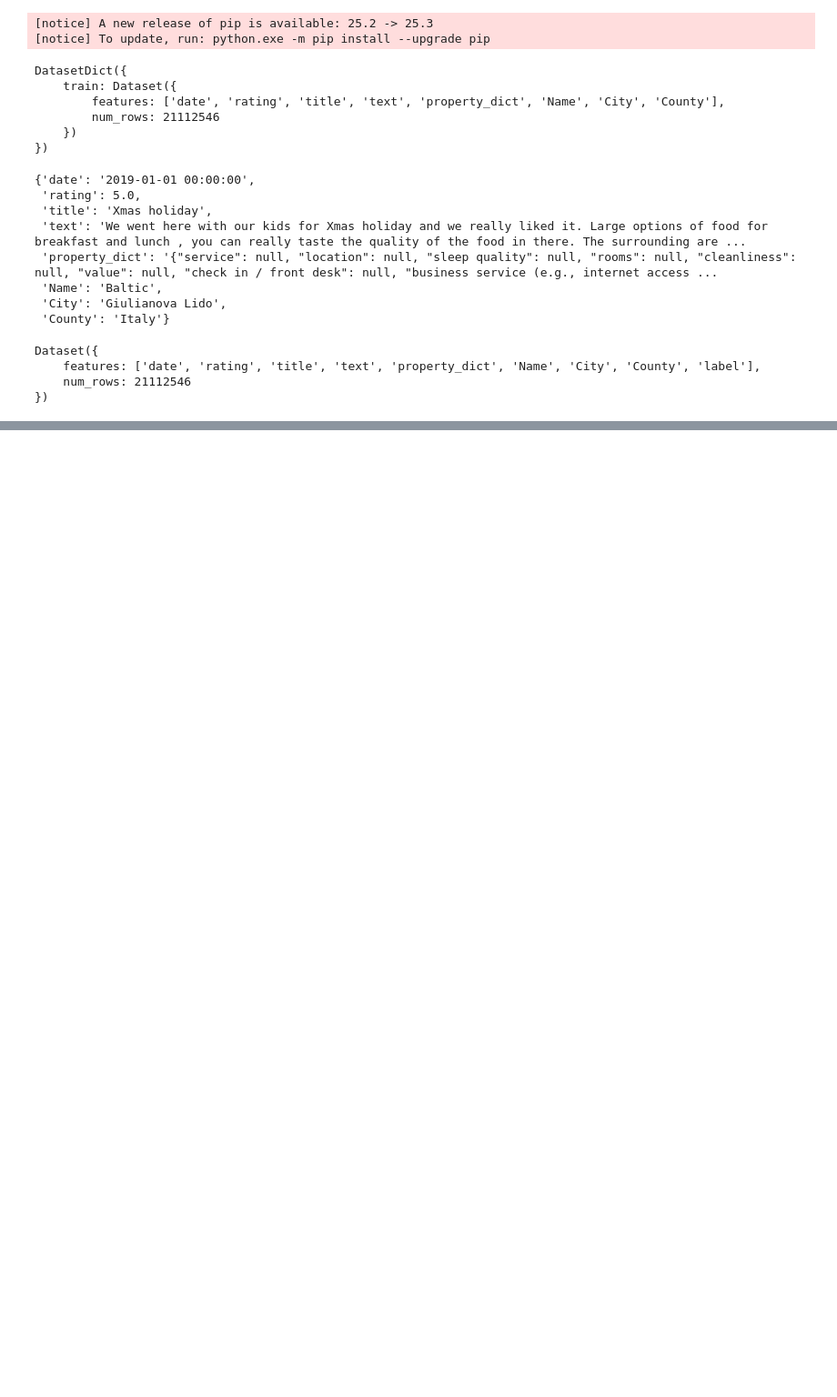
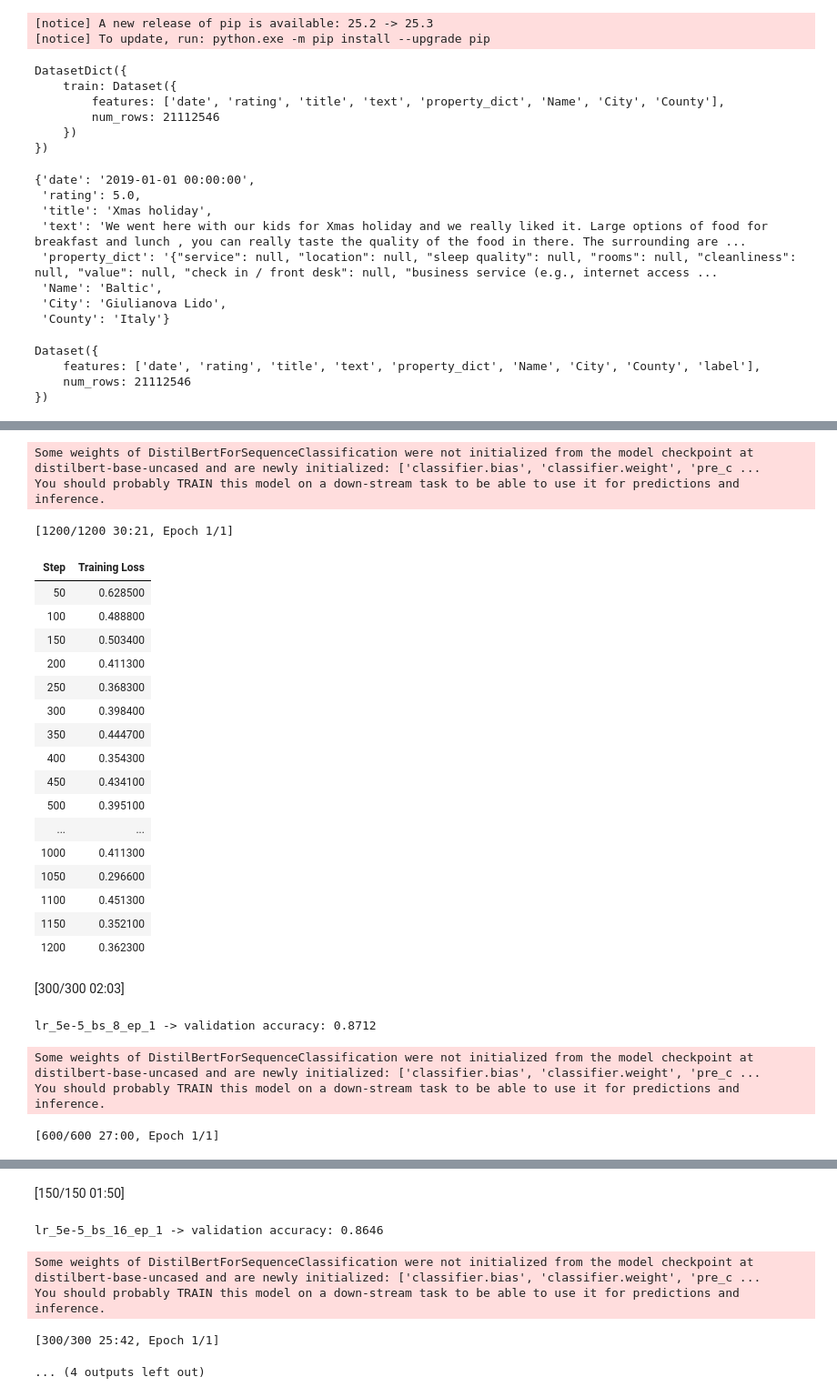
Before and after one commit to Chase-Wolters/Data-Science-Projects, a Jupyter notebook: HW9.ipynb, the cells around one changed output, grey strips where cells are left out. Shown at 91% size. Cells and saved outputs as stored; diff of their text form; code cells hidden in the pictures; blank space fills up the shorter version.

```diff
--- a/HW9.ipynb
+++ b/HW9.ipynb
@@ -120,13 +129,28 @@ len(train_dataset), len(val_dataset)
 # %%
-model_name = "distilbert-base-uncased"
-num_labels = 3  # Negative, Neutral, Positive
+max_length = 128  # shorter sequences = faster training
 
-tokenizer = AutoTokenizer.from_pretrained(model_name)
+def preprocess_function(examples):
+    return tokenizer(
+        examples["text"],
+        truncation=True,
+        padding="max_length",
+        max_length=max_length,
+    )
 
-model = AutoModelForSequenceClassification.from_pretrained(
-    model_name,
-    num_labels=num_labels
+encoded_train = train_dataset.map(preprocess_function, batched=True)
+encoded_val   = val_dataset.map(preprocess_function, batched=True)
+
+cols_to_keep = ["input_ids", "attention_mask", "label"]
+
+encoded_train = encoded_train.remove_columns(
+    [c for c in encoded_train.column_names if c not in cols_to_keep]
+)
+encoded_val = encoded_val.remove_columns(
+    [c for c in encoded_val.column_names if c not in cols_to_keep]
 )
 
-model
+encoded_train.set_format(type="torch")
+encoded_val.set_format(type="torch")
+
+encoded_train[0]
 # %% [output]
@@ -247,20 +232,22 @@ def run_experiment(learning_rate, batch_size, num_epochs, run_name):
 # %%
+
+
 learning_rates = [2e-5, 5e-5, 1e-4]
 results_lr = []
 
 for lr in learning_rates:
-    run_name = f"lr_{lr}_bs_16_ep_3"
+    run_name = f"lr_{lr}_bs_16_ep_1"
     acc = run_experiment(
         learning_rate=lr,
         batch_size=16,
-        num_epochs=3,
+        num_epochs=1,   # keep it fast
         run_name=run_name,
     )
     results_lr.append({
         "type": "learning_rate",
         "lr": lr,
         "batch_size": 16,
-        "epochs": 3,
+        "epochs": 1,
         "val_accuracy": acc,
     })
 
@@ -273,22 +297,48 @@ TypeError: TrainingArguments.__init__() got an unexpected keyword argument 'eval
 # %%
 batch_sizes = [8, 16, 32]
 results_bs = []
 
 for bs in batch_sizes:
-    run_name = f"lr_5e-5_bs_{bs}_ep_3"
+    run_name = f"lr_5e-5_bs_{bs}_ep_1"
     acc = run_experiment(
         learning_rate=5e-5,
         batch_size=bs,
-        num_epochs=3,
+        num_epochs=1,   # keep it fast
         run_name=run_name,
     )
     results_bs.append({
         "type": "batch_size",
         "lr": 5e-5,
         "batch_size": bs,
-        "epochs": 3,
+        "epochs": 1,
         "val_accuracy": acc,
     })
 
 df_bs = pd.DataFrame(results_bs)
 df_bs
+# %% [output]
+Some weights of DistilBertForSequenceClassification were not initialized from the model checkpoint at distilbert-base-uncased and are newly initialized: ['classifier.bias', 'classifier.weight', 'pre_c ...
+You should probably TRAIN this model on a down-stream task to be able to use it for predictions and inference.
+[1200/1200 30:21, Epoch 1/1]
+| Step | Training Loss |
+| 50 | 0.628500 |
+| 100 | 0.488800 |
+| 150 | 0.503400 |
+| 200 | 0.411300 |
+| 250 | 0.368300 |
+| 300 | 0.398400 |
+| 350 | 0.444700 |
+| 400 | 0.354300 |
+| 450 | 0.434100 |
+| 500 | 0.395100 |
+| ... | ... |
+| 1000 | 0.411300 |
+| 1050 | 0.296600 |
+| 1100 | 0.451300 |
+| 1150 | 0.352100 |
+| 1200 | 0.362300 |
+[300/300 02:03]
+lr_5e-5_bs_8_ep_1 -> validation accuracy: 0.8712
+Some weights of DistilBertForSequenceClassification were not initialized from the model checkpoint at distilbert-base-uncased and are newly initialized: ['classifier.bias', 'classifier.weight', 'pre_c ...
+You should probably TRAIN this model on a down-stream task to be able to use it for predictions and inference.
+[600/600 27:00, Epoch 1/1]
@@ -295 +358,7 @@ df_bs
+[150/150 01:50]
+lr_5e-5_bs_16_ep_1 -> validation accuracy: 0.8646
+Some weights of DistilBertForSequenceClassification were not initialized from the model checkpoint at distilbert-base-uncased and are newly initialized: ['classifier.bias', 'classifier.weight', 'pre_c ...
+You should probably TRAIN this model on a down-stream task to be able to use it for predictions and inference.
+[300/300 25:42, Epoch 1/1]
+... (4 outputs left out)
 # %%
```
Also changed, not shown: parts of 16 cells of this notebook.
